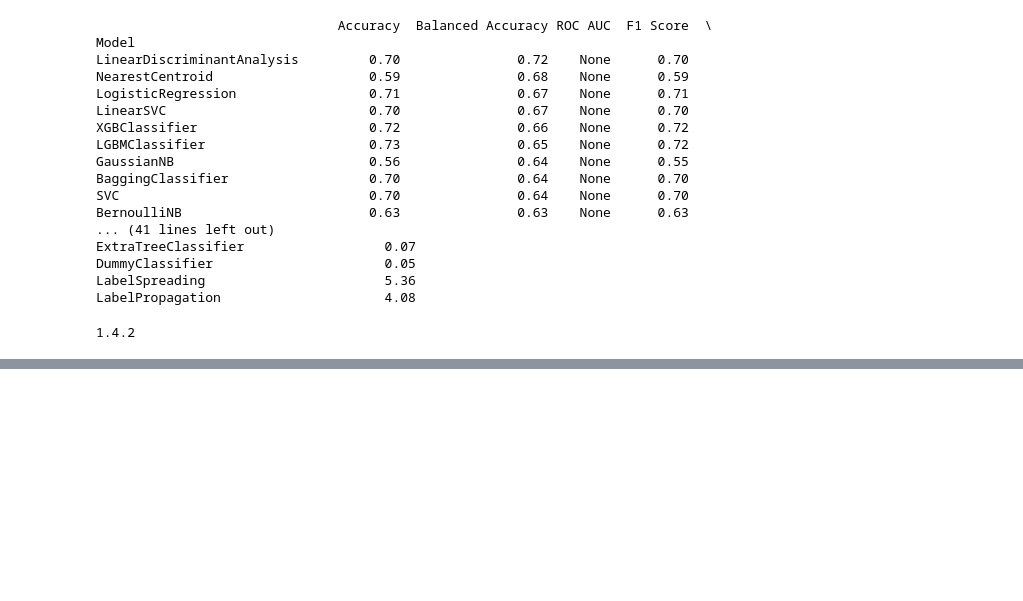
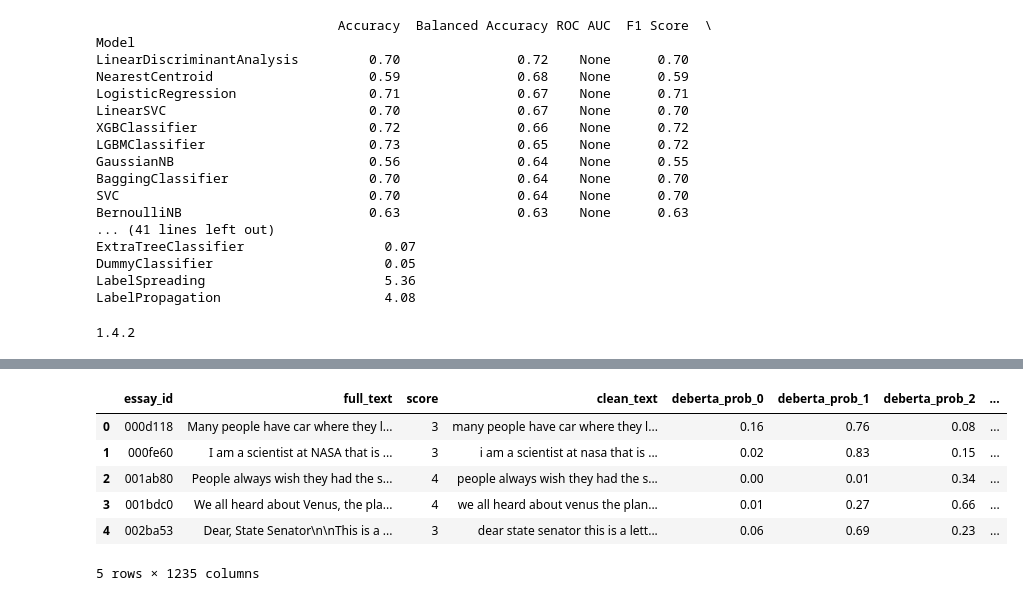
Before and after one commit to JD-DS/Learning-Agency-Lab---Automated-Essay-Scoring-2.0, a Jupyter notebook: LazyPredict.ipynb, the cells around one changed output, grey strips where cells are left out. Saved outputs shown, nothing was run; the diff lists cells and outputs as text; code cells hidden in the pictures; blank space fills up the shorter version.

```diff
--- a/LazyPredict.ipynb
+++ b/LazyPredict.ipynb
@@ -153,0 +211,29 @@ pd.set_option('display.max_columns', None)
+# %%
+import spacy
+
+# Load a spaCy model
+
+nlp = spacy.load("en_core_web_sm")
+
+# Function to count POS tags and return a dictionary
+def pos_counts(text):
+    doc = nlp(text)
+    pos_counts = doc.count_by(spacy.attrs.POS)
+    return {doc.vocab.strings[pos_id]: count for pos_id, count in pos_counts.items()}
+
+# Create a DataFrame with POS counts for each document
+df_pos = df['full_text'].apply(pos_counts).apply(pd.Series).fillna(0)
+df_pos.columns = [f'pos_{col}' for col in df_pos.columns]
+
+# Concatenate POS feature DataFrame back to the original DataFrame
+df = pd.concat([df, df_pos], axis=1)
+# %%
+df.head()
+# %% [output]
+|  | essay_id | full_text | score | clean_text | deberta_prob_0 | deberta_prob_1 | deberta_prob_2 | ... |
+| 0 | 000d118 | Many people have car where they l... | 3 | many people have car where they l... | 0.16 | 0.76 | 0.08 | ... |
+| 1 | 000fe60 | I am a scientist at NASA that is ... | 3 | i am a scientist at nasa that is ... | 0.02 | 0.83 | 0.15 | ... |
+| 2 | 001ab80 | People always wish they had the s... | 4 | people always wish they had the s... | 0.00 | 0.01 | 0.34 | ... |
+| 3 | 001bdc0 | We all heard about Venus, the pla... | 4 | we all heard about venus the plan... | 0.01 | 0.27 | 0.66 | ... |
+| 4 | 002ba53 | Dear, State Senator\n\nThis is a ... | 3 | dear state senator this is a lett... | 0.06 | 0.69 | 0.23 | ... |
+5 rows × 1235 columns
```
Also changed, not shown: parts of 8 cells of this notebook, 4 other files.
